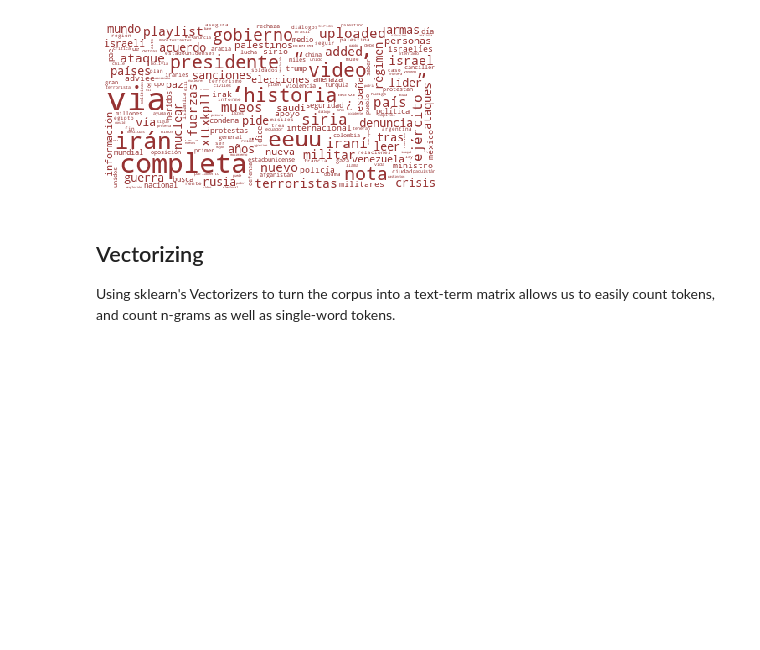
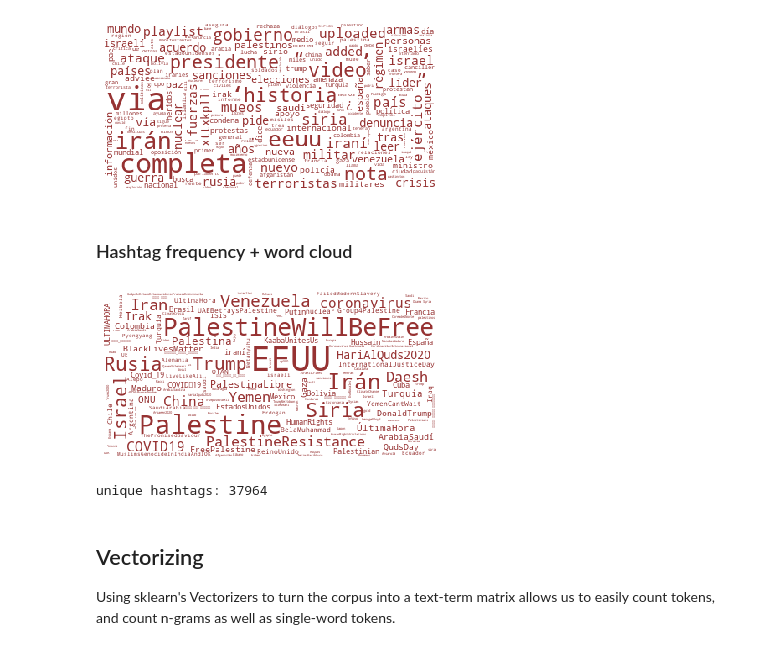
Before and after one commit to sarahkpardo/social-media-data-analysis, a Jupyter notebook: topic_modeling.ipynb, the cells around one changed output. Drawn from its saved outputs; the diff is of its cells as text; code cells hidden in the pictures; blank space fills up the shorter version.

```diff
--- a/topic_modeling.ipynb
+++ b/topic_modeling.ipynb
@@ -262,6 +262,25 @@ fig = visualize(corpus_freq_dict)
 fig = visualize(document_freq_dict)
 # %% [output]
 [figure]
+# %% [markdown]
+### Hashtag frequency + word cloud
+# %%
+hashtags = (campaign
+               .loc[:]['hashtags']
+               .fillna('')
+               )
+hashtag_list = [el.strip() for el in long_list(hashtags)
+               if el != '']
+# %%
+hashtag_freq = word_frequency(hashtag_list)
+# %%
+fig = visualize(hashtag_freq)
+# %% [output]
+[figure, added]
+# %%
+print('unique hashtags: {}'.format(len(hashtag_freq)))
+# %% [output]
+unique hashtags: 37964
 # %% [markdown]
 ## Vectorizing
 
```
Also changed, not shown: parts of 2 cells of this notebook, 3 other files.
